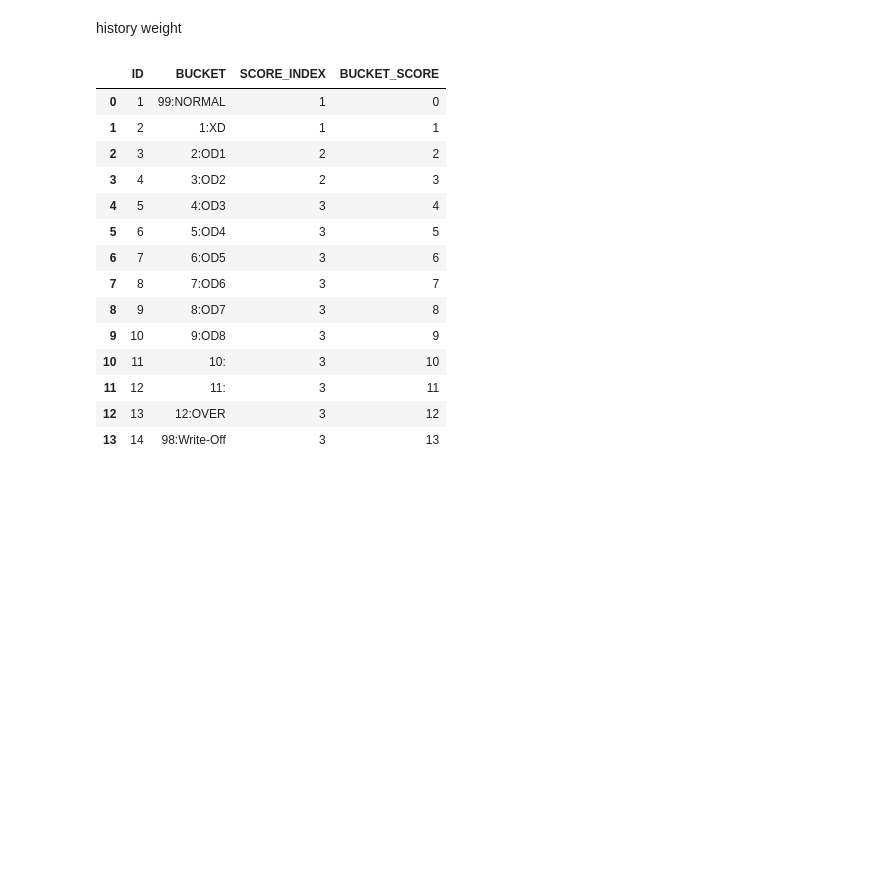
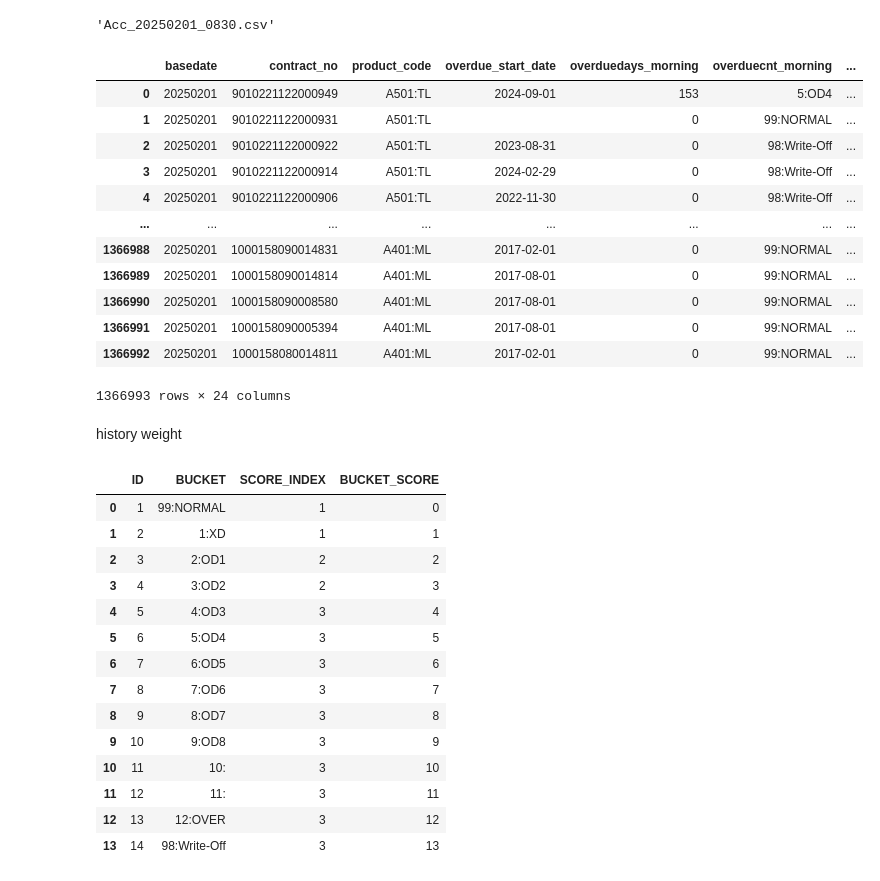
Before and after one commit to Sireetron/kbj_automation, a Jupyter notebook: 99 Cscore/cscore.ipynb, the cells around one changed output. Cells and saved outputs as stored; diff of their text form; code cells hidden in the pictures; blank space fills up the shorter version.

```diff
--- a/99 Cscore/cscore.ipynb
+++ b/99 Cscore/cscore.ipynb
@@ -13,3 +13,9 @@ from const import QUERY, CONNECT
 import oracledb
 import getpass
 import json
+# %%
+file_current = glob.glob("./input/acc_current/*")
+file_current = file_current[0].split('\\')[1]
+file_current
+# %% [output]
+'Acc_20250201_0830.csv'
@@ -16,3 +24,23 @@ import json
+# %%
+data_digit1 = read_file('./input/acc_current/',file_current)
+# %%
+data_digit1 = clean_column_names(data_digit1)
+# %%
+data_digit1
+# %% [output]
+|  | basedate | contract_no | product_code | overdue_start_date | overduedays_morning | overduecnt_morning | ... |
+| 0 | 20250201 | 9010221122000949 | A501:TL | 2024-09-01 | 153 | 5:OD4 | ... |
+| 1 | 20250201 | 9010221122000931 | A501:TL |  | 0 | 99:NORMAL | ... |
+| 2 | 20250201 | 9010221122000922 | A501:TL | 2023-08-31 | 0 | 98:Write-Off | ... |
+| 3 | 20250201 | 9010221122000914 | A501:TL | 2024-02-29 | 0 | 98:Write-Off | ... |
+| 4 | 20250201 | 9010221122000906 | A501:TL | 2022-11-30 | 0 | 98:Write-Off | ... |
+| ... | ... | ... | ... | ... | ... | ... | ... |
+| 1366988 | 20250201 | 1000158090014831 | A401:ML | 2017-02-01 | 0 | 99:NORMAL | ... |
+| 1366989 | 20250201 | 1000158090014814 | A401:ML | 2017-08-01 | 0 | 99:NORMAL | ... |
+| 1366990 | 20250201 | 1000158090008580 | A401:ML | 2017-08-01 | 0 | 99:NORMAL | ... |
+| 1366991 | 20250201 | 1000158090005394 | A401:ML | 2017-08-01 | 0 | 99:NORMAL | ... |
+| 1366992 | 20250201 | 1000158080014811 | A401:ML | 2017-02-01 | 0 | 99:NORMAL | ... |
+1366993 rows × 24 columns
 # %% [markdown]
 history weight
 # %%
```
Also changed, not shown: parts of 20 cells of this notebook, 14 other files.
